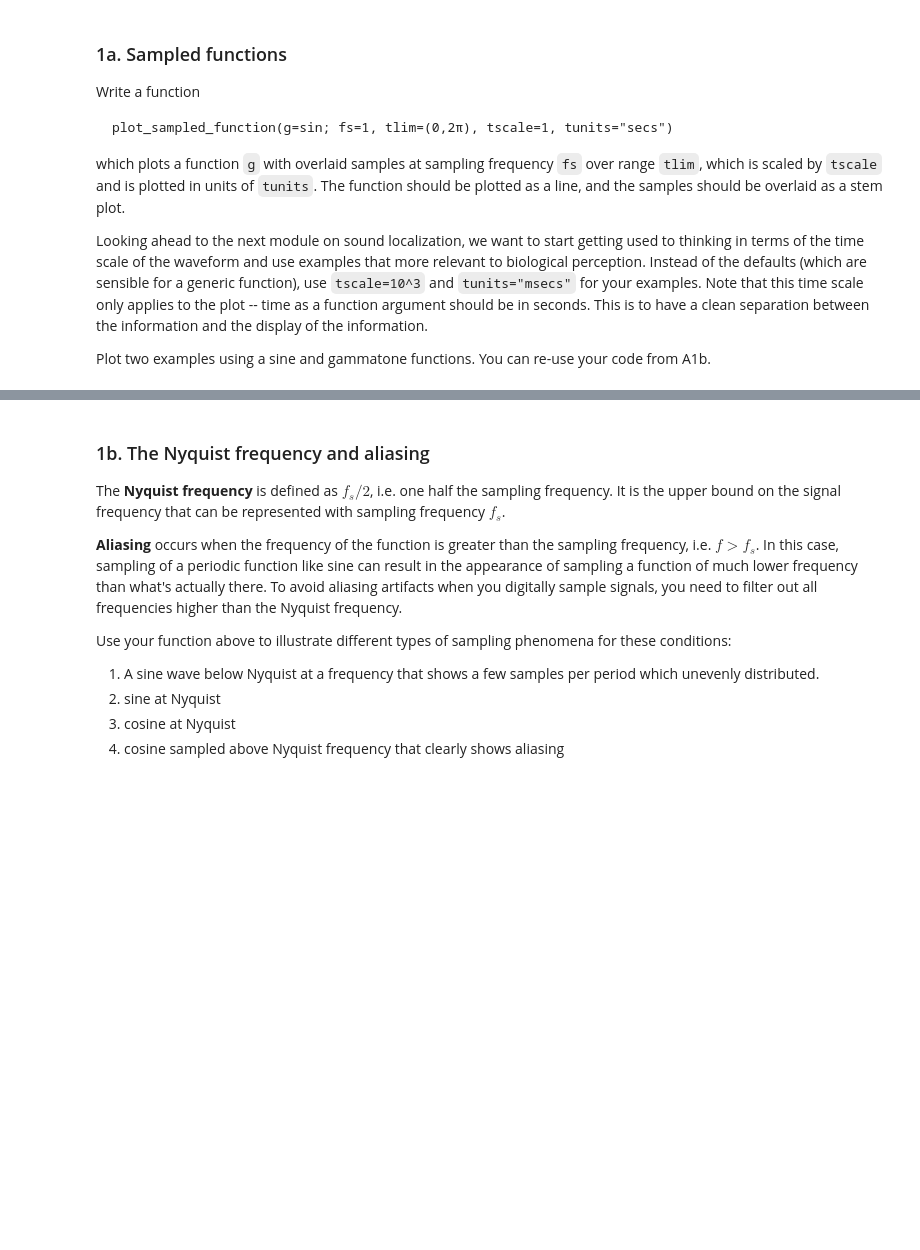
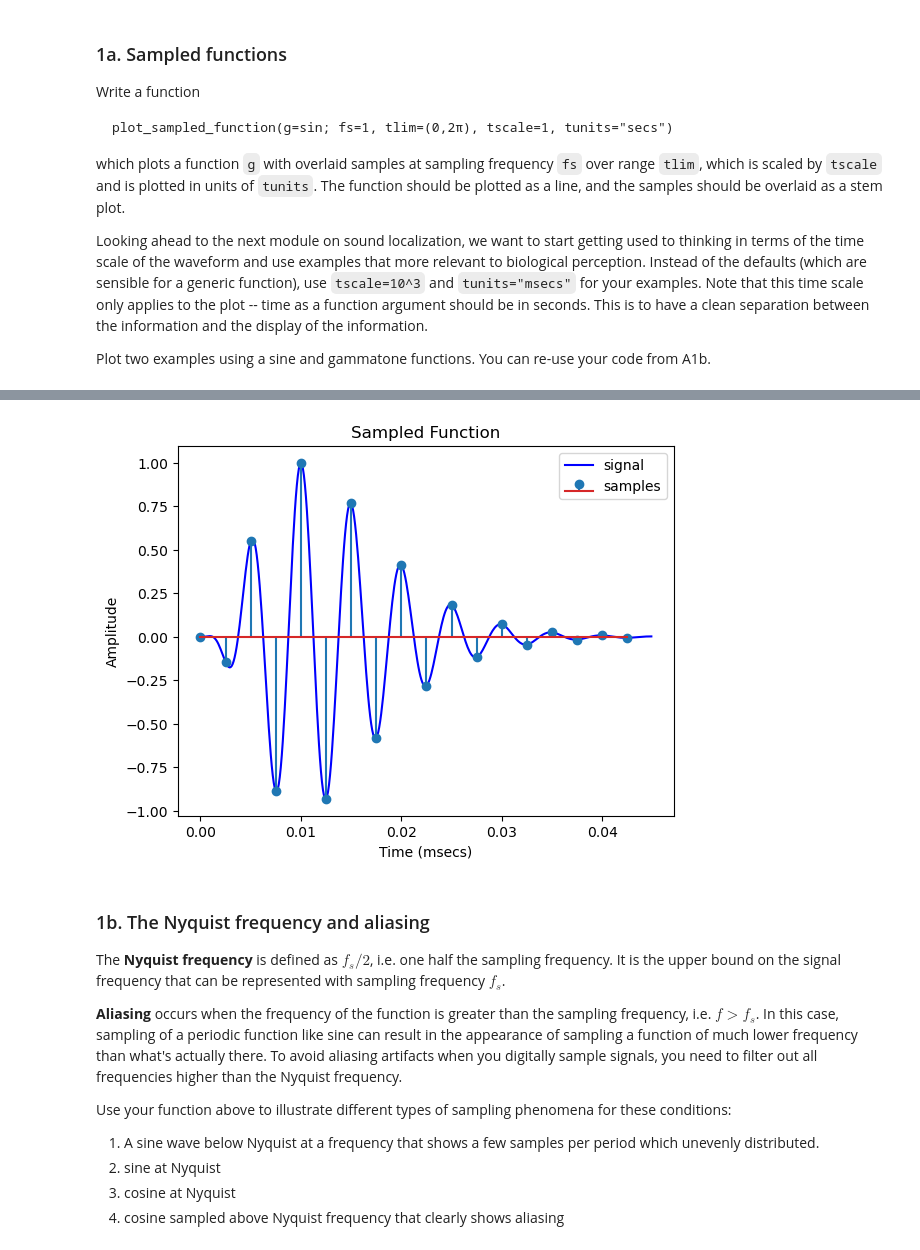
Before and after one commit to sakinkirti/CSDS364, a Jupyter notebook: A3a/A3a_sak207.ipynb, the cells around one changed output, grey strips where cells are left out. Cells and saved outputs as stored; diff of their text form; code cells hidden in the pictures; blank space fills up the shorter version.

```diff
--- a/A3a/A3a_sak207.ipynb
+++ b/A3a/A3a_sak207.ipynb
@@ -47,3 +76,7 @@ Plot two examples using a sine and gammatone functions.  You can re-use your cod
+# %%
+plot_sampled_function(g=f.gammatone, f=0.0001, fs=0.0025, tlim=(0, 0.005), tscale=10^3, tunits="msecs")
+# %% [output]
+[figure, added]
 # %% [markdown]
 ### 1b. The Nyquist frequency and aliasing
 
```
Also changed, not shown: parts of 28 cells of this notebook, 5 other files.
